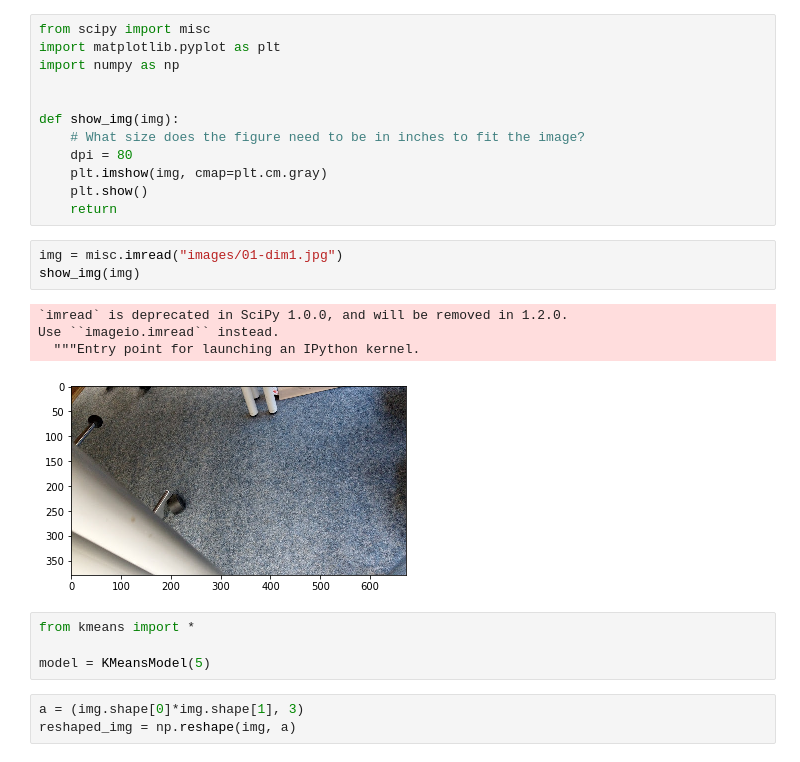
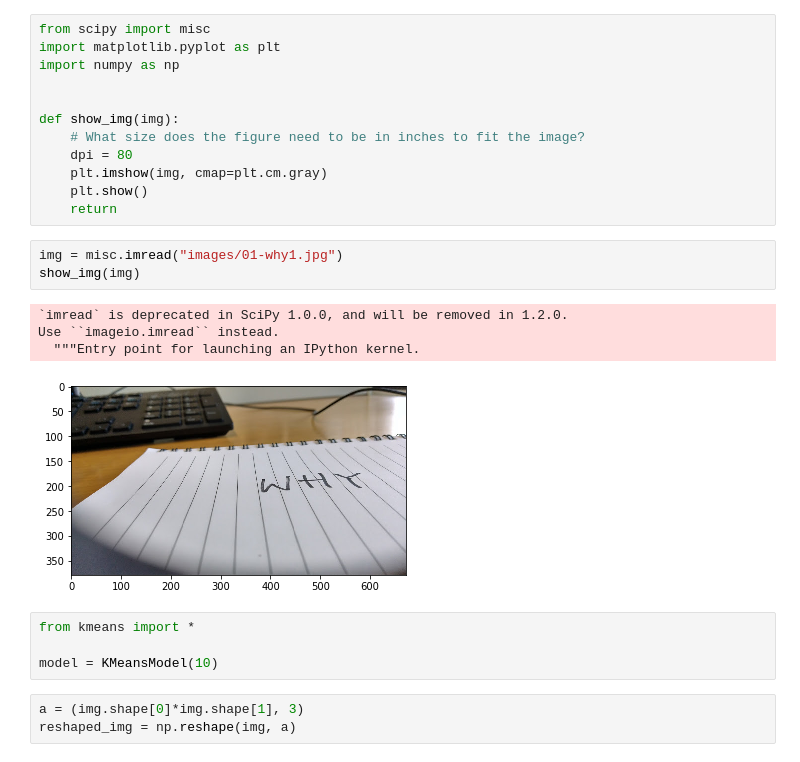
Before and after one commit to frankzl/mlcv-algorithms, a Jupyter notebook: 10-clustering/k-means-test.ipynb, the cells around one changed output. Saved outputs shown, nothing was run; the diff lists cells and outputs as text.

Commit message:
color segmentation using kmeans

```diff
--- a/10-clustering/k-means-test.ipynb
+++ b/10-clustering/k-means-test.ipynb
@@ -13,17 +13,17 @@ def show_img(img):
     plt.show()
     return
 # %%
-img = misc.imread("images/01-dim1.jpg")
+img = misc.imread("images/01-why1.jpg")
 show_img(img)
 # %% [output]
 `imread` is deprecated in SciPy 1.0.0, and will be removed in 1.2.0.
 Use ``imageio.imread`` instead.
   """Entry point for launching an IPython kernel.
-[figure, old version]
+[figure, new version]
 # %%
 from kmeans import *
 
-model = KMeansModel(5)
+model = KMeansModel(10)
 # %%
 a = (img.shape[0]*img.shape[1], 3)
 reshaped_img = np.reshape(img, a)
```
Also changed, not shown: parts of 5 cells of this notebook, 3 other files.
